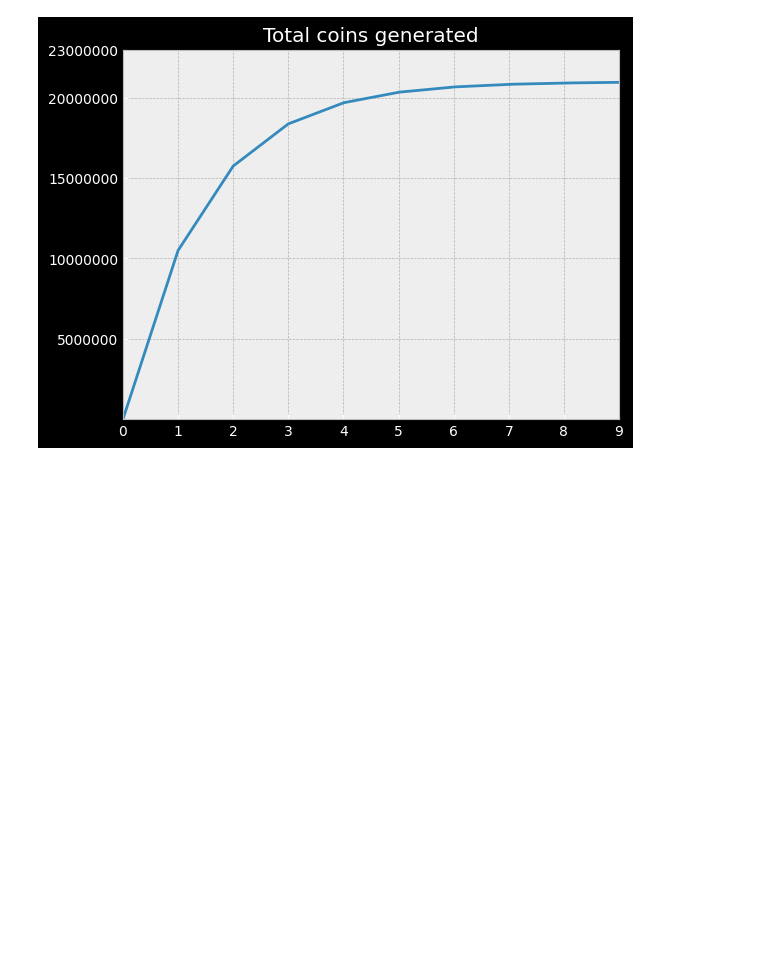
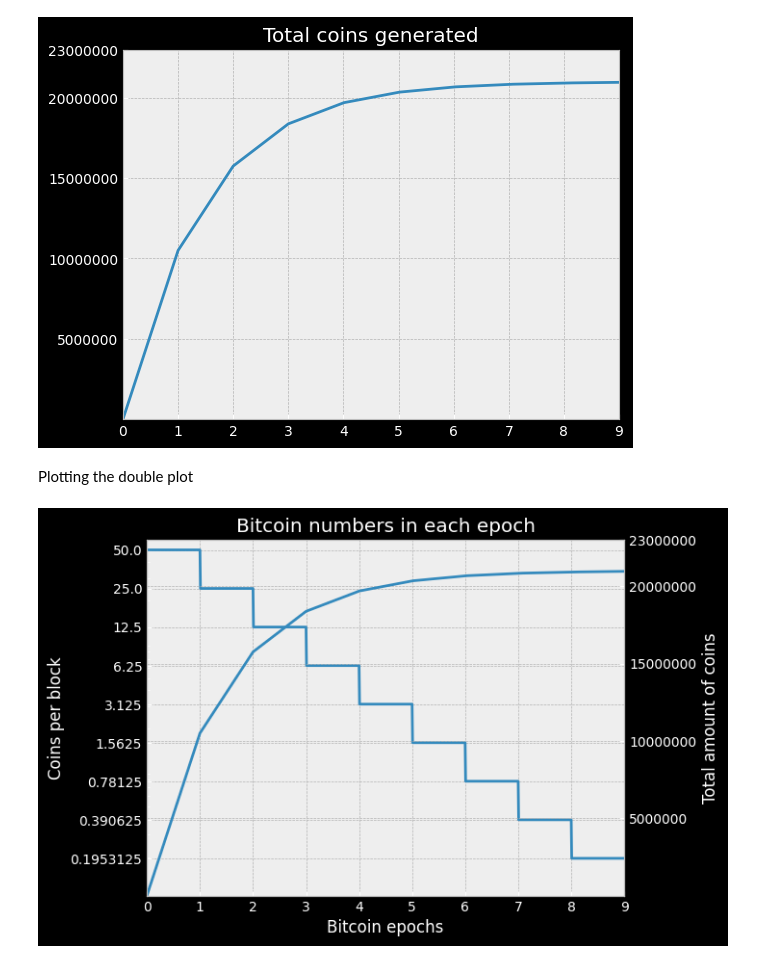
Before and after one commit to TulioNPL/DataScienceAnalysis, a Jupyter notebook: btc.ipynb, the cells around one changed output. Drawn from its saved outputs; the diff is of its cells as text; code cells hidden in the pictures; blank space fills up the shorter version.

```diff
--- a/btc.ipynb
+++ b/btc.ipynb
@@ -301,3 +307,41 @@ ax.set_ylim(0.1, max(y_ticks) + 10)
 plt.show()
 # %% [output]
 [figure]
+# %% [markdown]
+Plotting the double plot
+# %%
+
+# Create the plot
+fig, ax = plt.subplots()
+ax.plot(x_values, coins_generated_by_block(x_values))
+ax.set_title('Bitcoin numbers in each epoch')
+
+# Define the desired x-ticks
+x_ticks = [i for i in range(0,10*210000,210000)]
+ax.set_xticks(x_ticks)
+ax.set_xlabel('Bitcoin epochs')
+ax.get_xaxis().set_major_formatter(ticker.FixedFormatter([str(int(tick/210000)) for tick in x_ticks]))
+ax.set_xlim(min(x_ticks), max(x_ticks))
+
+# Set y-axis to log scale
+ax.set_yscale('log')
+
+# Define the desired y-ticks
+y_ticks = [50/2**i for i in range(0,10)]
+ax.set_yticks(y_ticks)
+ax.set_ylabel('Coins per block')
+ax.get_yaxis().set_major_formatter(ticker.FixedFormatter([str(tick) for tick in y_ticks]))
+ax.set_ylim(0.1, max(y_ticks) + 10)
+
+y_ticks = [0,5000000,10000000,15000000,20000000, 23000000]
+ax2 = ax.twinx()
+ax2.plot(x_values, total_of_coins)
+ax2.set_ylabel('Total amount of coins')
+ax2.tick_params(axis='y')
+ax2.set_yticks(y_ticks)
+ax2.get_yaxis().set_major_formatter(ticker.FixedFormatter([str(tick) for tick in y_ticks]))
+ax2.set_ylim(0.1, max(y_ticks) + 10)
+
+plt.show()
+# %% [output]
+[figure, added]
```
Also changed, not shown: parts of 1 cell of this notebook.
